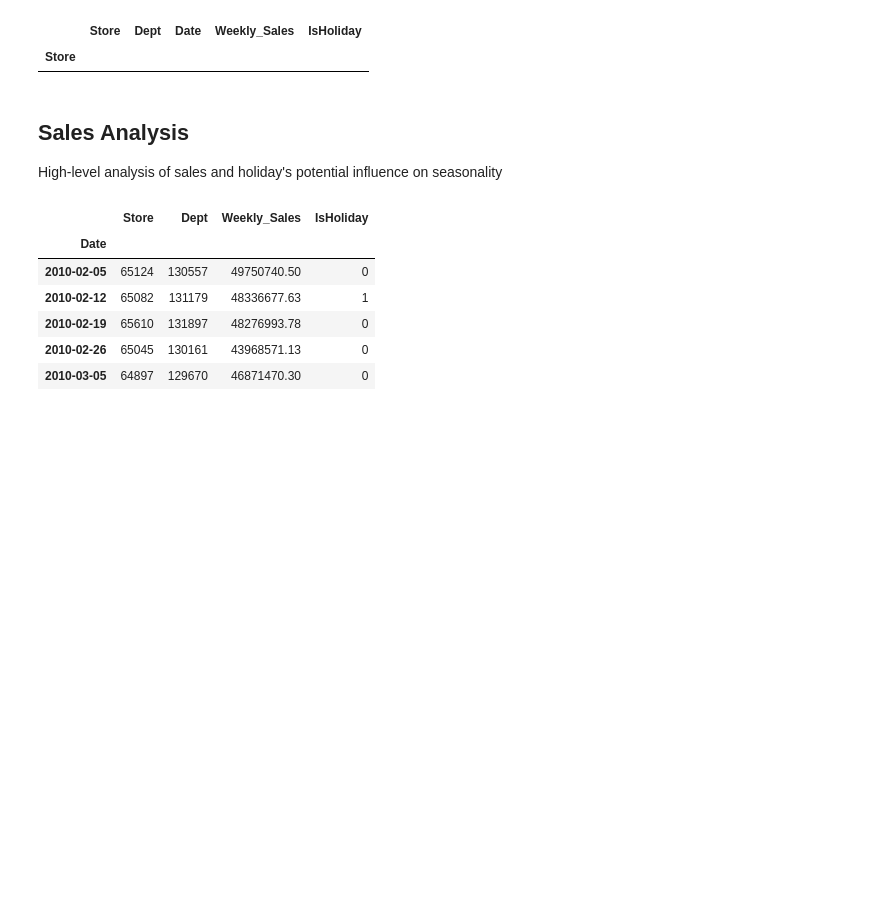
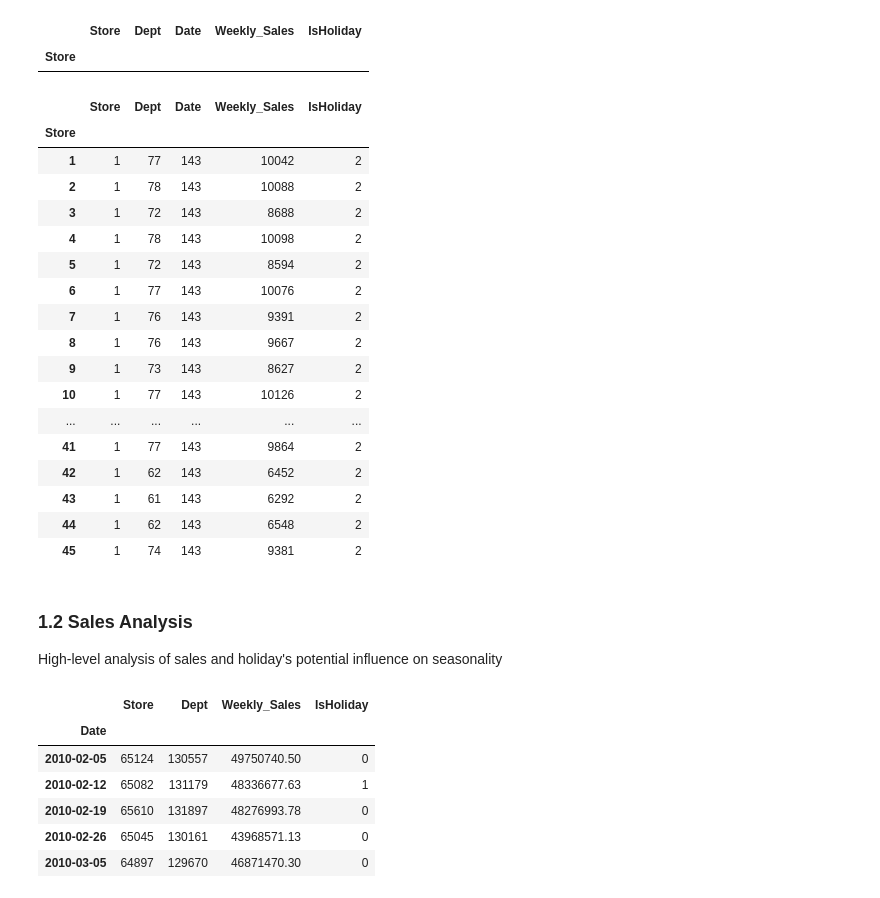
Before and after one commit to octaviaisom/Walmart-Sales-Forecast, a Jupyter notebook: main.ipynb, the cells around one changed output. Saved outputs shown, nothing was run; the diff lists cells and outputs as text; code cells hidden in the pictures; blank space fills up the shorter version.

```diff
--- a/main.ipynb
+++ b/main.ipynb
@@ -162,9 +170,28 @@ sales.groupby('Store').nunique().query("Date<143")
 | Store |  |  |  |  |  |
 # %%
 #Number of unique depts per store
-#sales.groupby('Store').nunique().sort_values(['Dept'])
+sales.groupby('Store').nunique()
+# %% [output]
+|  | Store | Dept | Date | Weekly_Sales | IsHoliday |
+| Store |  |  |  |  |  |
+| 1 | 1 | 77 | 143 | 10042 | 2 |
+| 2 | 1 | 78 | 143 | 10088 | 2 |
+| 3 | 1 | 72 | 143 | 8688 | 2 |
+| 4 | 1 | 78 | 143 | 10098 | 2 |
+| 5 | 1 | 72 | 143 | 8594 | 2 |
+| 6 | 1 | 77 | 143 | 10076 | 2 |
+| 7 | 1 | 76 | 143 | 9391 | 2 |
+| 8 | 1 | 76 | 143 | 9667 | 2 |
+| 9 | 1 | 73 | 143 | 8627 | 2 |
+| 10 | 1 | 77 | 143 | 10126 | 2 |
+| ... | ... | ... | ... | ... | ... |
+| 41 | 1 | 77 | 143 | 9864 | 2 |
+| 42 | 1 | 62 | 143 | 6452 | 2 |
+| 43 | 1 | 61 | 143 | 6292 | 2 |
+| 44 | 1 | 62 | 143 | 6548 | 2 |
+| 45 | 1 | 74 | 143 | 9381 | 2 |
 # %% [markdown]
-## Sales Analysis
+### 1.2 Sales Analysis
 High-level analysis of sales and holiday's potential influence on seasonality
 # %%
 byDate = sales.groupby('Date',sort=False).sum()
```
Also changed, not shown: parts of 81 cells of this notebook.
